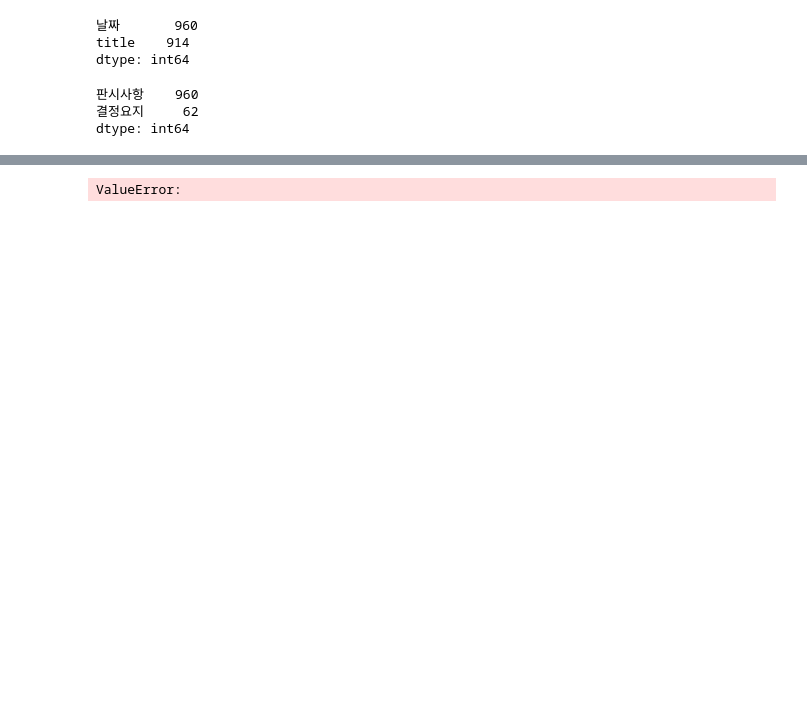
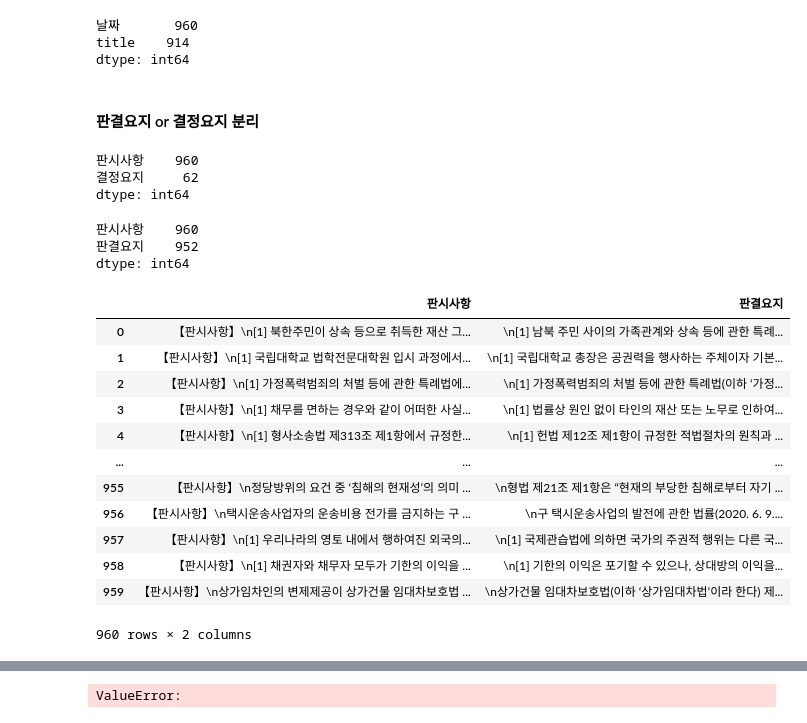
Before and after one commit to eahc00/NLP_TP, a Jupyter notebook: data_preprocessing.ipynb, the cells around one changed output, grey strips where cells are left out. Saved outputs shown, nothing was run; the diff lists cells and outputs as text; code cells hidden in the pictures; blank space fills up the shorter version.

```diff
--- a/data_preprocessing.ipynb
+++ b/data_preprocessing.ipynb
@@ -3,8 +3,8 @@ import pandas as pd
 import json
 import re
 # %%
-df = pd.read_json('./data_panre.json', lines=True)
-df
+ori_df = pd.read_json('./data_panre.json', lines=True)
+ori_df
 # %% [output]
 |  | id | url | title | doc |
 | 0 | 0 | https://glaw.scourt.go.kr/wsjo/pa... | 대법원 2024. 4. 4. 선고 2023다298670 판결... | 【판시사항】\n[1] 북한주민이 상속 등으로 취득한 재산 그... |
@@ -102,4 +77,6 @@ df_title1.count()
 날짜       960
 title    914
 dtype: int64
+# %% [markdown]
+#### 판결요지 or 결정요지 분리
 # %%
@@ -116,3 +93,24 @@ df_split2.count('rows')
 판시사항    960
 결정요지     62
 dtype: int64
+# %%
+df_split1['판결요지'] = df_split1['판결요지'].fillna(df_split2['결정요지'])
+print(df_split1.count())
+df_split1
+# %% [output]
+판시사항    960
+판결요지    952
+dtype: int64
+|  | 판시사항 | 판결요지 |
+| 0 | 【판시사항】\n[1] 북한주민이 상속 등으로 취득한 재산 그... | \n[1] 남북 주민 사이의 가족관계와 상속 등에 관한 특례... |
+| 1 | 【판시사항】\n[1] 국립대학교 법학전문대학원 입시 과정에서... | \n[1] 국립대학교 총장은 공권력을 행사하는 주체이자 기본... |
+| 2 | 【판시사항】\n[1] 가정폭력범죄의 처벌 등에 관한 특례법에... | \n[1] 가정폭력범죄의 처벌 등에 관한 특례법(이하 ‘가정... |
+| 3 | 【판시사항】\n[1] 채무를 면하는 경우와 같이 어떠한 사실... | \n[1] 법률상 원인 없이 타인의 재산 또는 노무로 인하여... |
+| 4 | 【판시사항】\n[1] 형사소송법 제313조 제1항에서 규정한... | \n[1] 헌법 제12조 제1항이 규정한 적법절차의 원칙과 ... |
+| ... | ... | ... |
+| 955 | 【판시사항】\n정당방위의 요건 중 ‘침해의 현재성’의 의미 ... | \n형법 제21조 제1항은 “현재의 부당한 침해로부터 자기 ... |
+| 956 | 【판시사항】\n택시운송사업자의 운송비용 전가를 금지하는 구 ... | \n구 택시운송사업의 발전에 관한 법률(2020. 6. 9.... |
+| 957 | 【판시사항】\n[1] 우리나라의 영토 내에서 행하여진 외국의... | \n[1] 국제관습법에 의하면 국가의 주권적 행위는 다른 국... |
+| 958 | 【판시사항】\n[1] 채권자와 채무자 모두가 기한의 이익을 ... | \n[1] 기한의 이익은 포기할 수 있으나, 상대방의 이익을... |
+| 959 | 【판시사항】\n상가임차인의 변제제공이 상가건물 임대차보호법 ... | \n상가건물 임대차보호법(이하 ‘상가임대차법’이라 한다) 제... |
+960 rows × 2 columns
```
Also changed, not shown: parts of 37 cells of this notebook, 8 other files.
